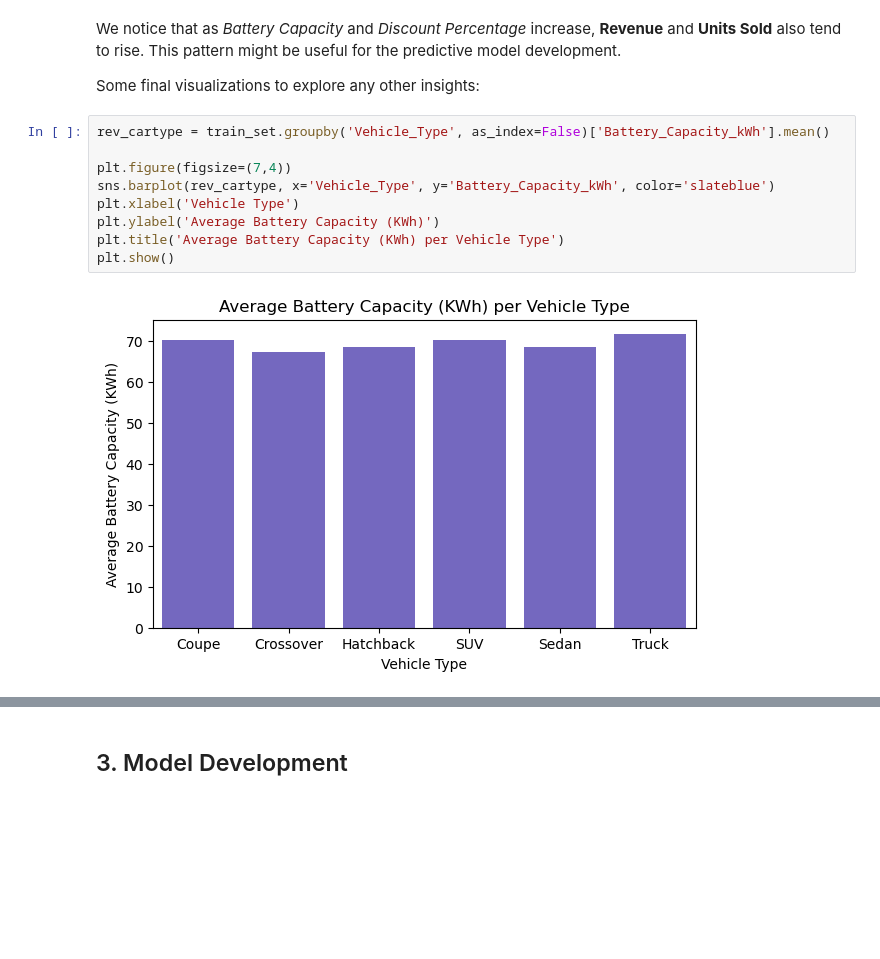
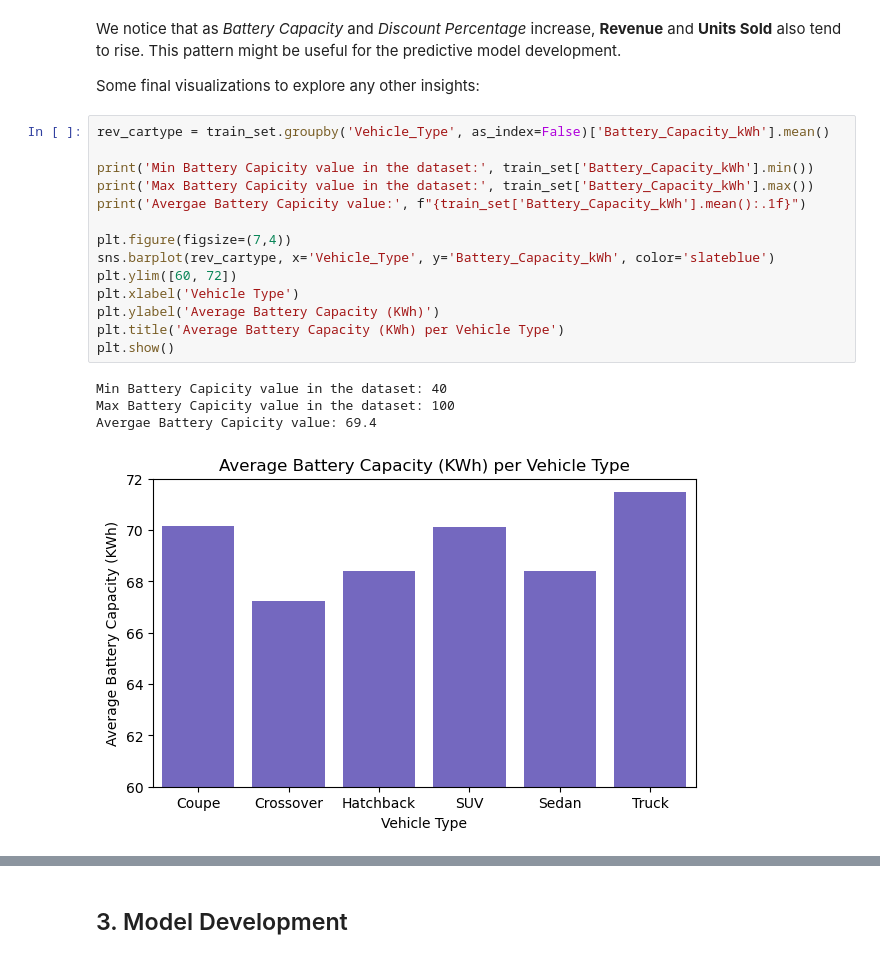
Before and after one commit to giorgos-iatridis/Electric-Vehicle-EV-Sales-and-Adoption-Project, a Jupyter notebook: Electric Vehicle (EV) Sales and Adoption Project.ipynb, the cells around one changed output, grey strips where cells are left out. Drawn from its saved outputs; the diff is of its cells as text; blank space fills up the shorter version.

```diff
--- a/Electric Vehicle (EV) Sales and Adoption Project.ipynb
+++ b/Electric Vehicle (EV) Sales and Adoption Project.ipynb
@@ -504,14 +510,22 @@ Some final visualizations to explore any other insights:
 # %%
 rev_cartype = train_set.groupby('Vehicle_Type', as_index=False)['Battery_Capacity_kWh'].mean()
 
+print('Min Battery Capicity value in the dataset:', train_set['Battery_Capacity_kWh'].min())
+print('Max Battery Capicity value in the dataset:', train_set['Battery_Capacity_kWh'].max())
+print('Avergae Battery Capicity value:', f"{train_set['Battery_Capacity_kWh'].mean():.1f}")
+
 plt.figure(figsize=(7,4))
 sns.barplot(rev_cartype, x='Vehicle_Type', y='Battery_Capacity_kWh', color='slateblue')
+plt.ylim([60, 72])
 plt.xlabel('Vehicle Type')
 plt.ylabel('Average Battery Capacity (KWh)')
 plt.title('Average Battery Capacity (KWh) per Vehicle Type')
 plt.show()
 # %% [output]
+Min Battery Capicity value in the dataset: 40
+Max Battery Capicity value in the dataset: 100
+Avergae Battery Capicity value: 69.4
-[figure, old version]
+[figure, new version]
 # %%
 rev_cartype = train_set.groupby('Month', as_index=False)['Discount_Percentage'].mean()
 
```
Also changed, not shown: parts of 40 cells of this notebook.
